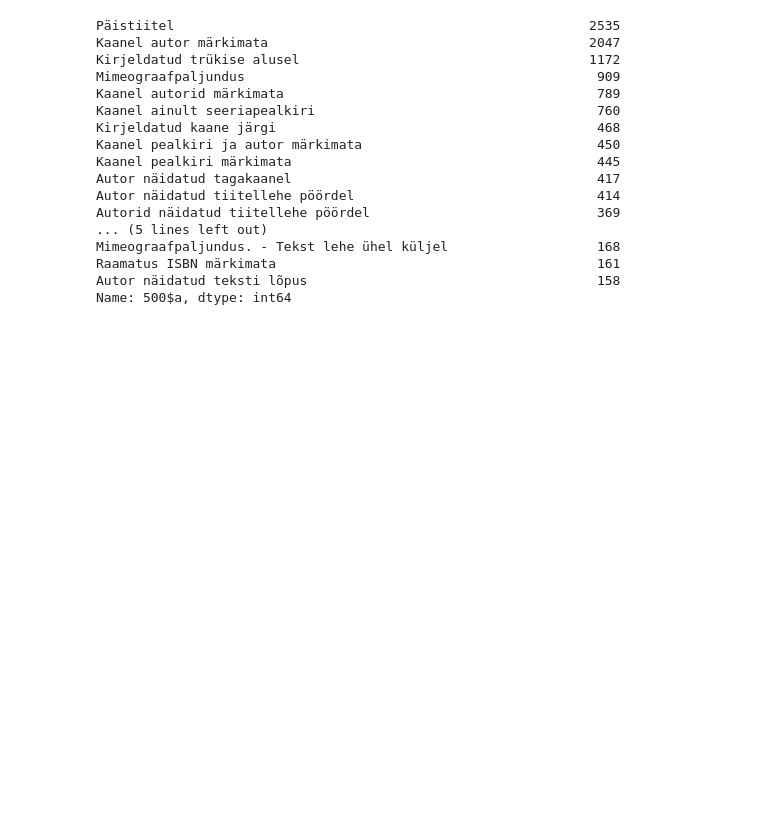
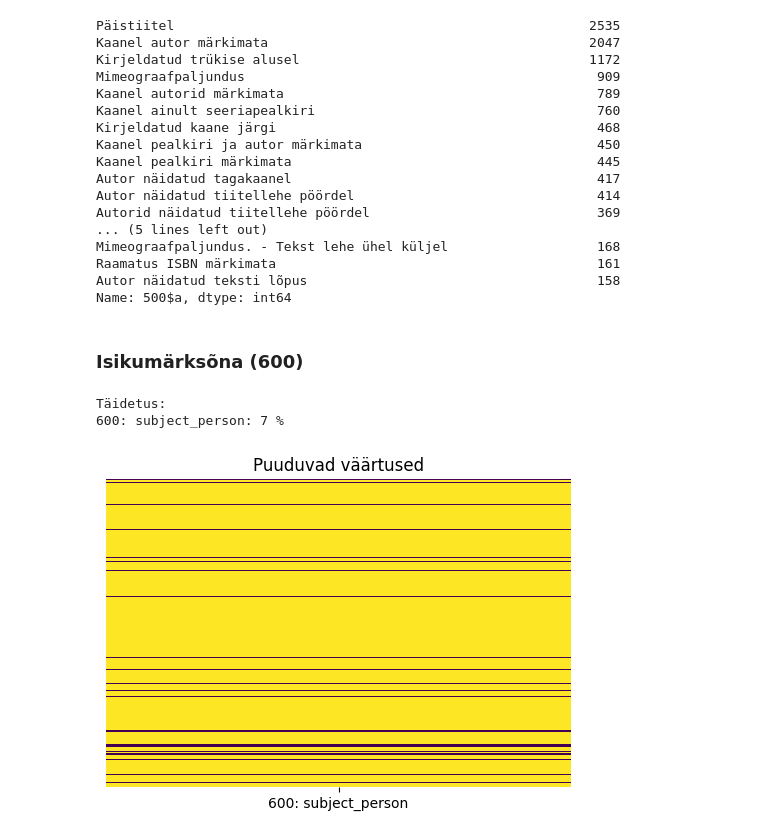
Before and after one commit to RaRa-digiLab/enb-curator, a Jupyter notebook: notebooks/filter-and-clean.ipynb, the cells around one changed output. Saved outputs shown, nothing was run; the diff lists cells and outputs as text; code cells hidden in the pictures; blank space fills up the shorter version.

```diff
--- a/notebooks/filter-and-clean.ipynb
+++ b/notebooks/filter-and-clean.ipynb
@@ -974,3 +975,13 @@ Mimeograafpaljundus. - Tekst lehe ühel küljel                   168
 Raamatus ISBN märkimata                                         161
 Autor näidatud teksti lõpus                                     158
 Name: 500$a, dtype: int64
+# %% [markdown]
+### Isikumärksõna (600)
+# %%
+df = df_main["600"].copy()
+# %%
+missing_values_heatmap(df.to_frame())
+# %% [output]
+Täidetus:
+600: subject_person: 7 %
+[figure, added]
```
Also changed, not shown: parts of 16 cells of this notebook.
